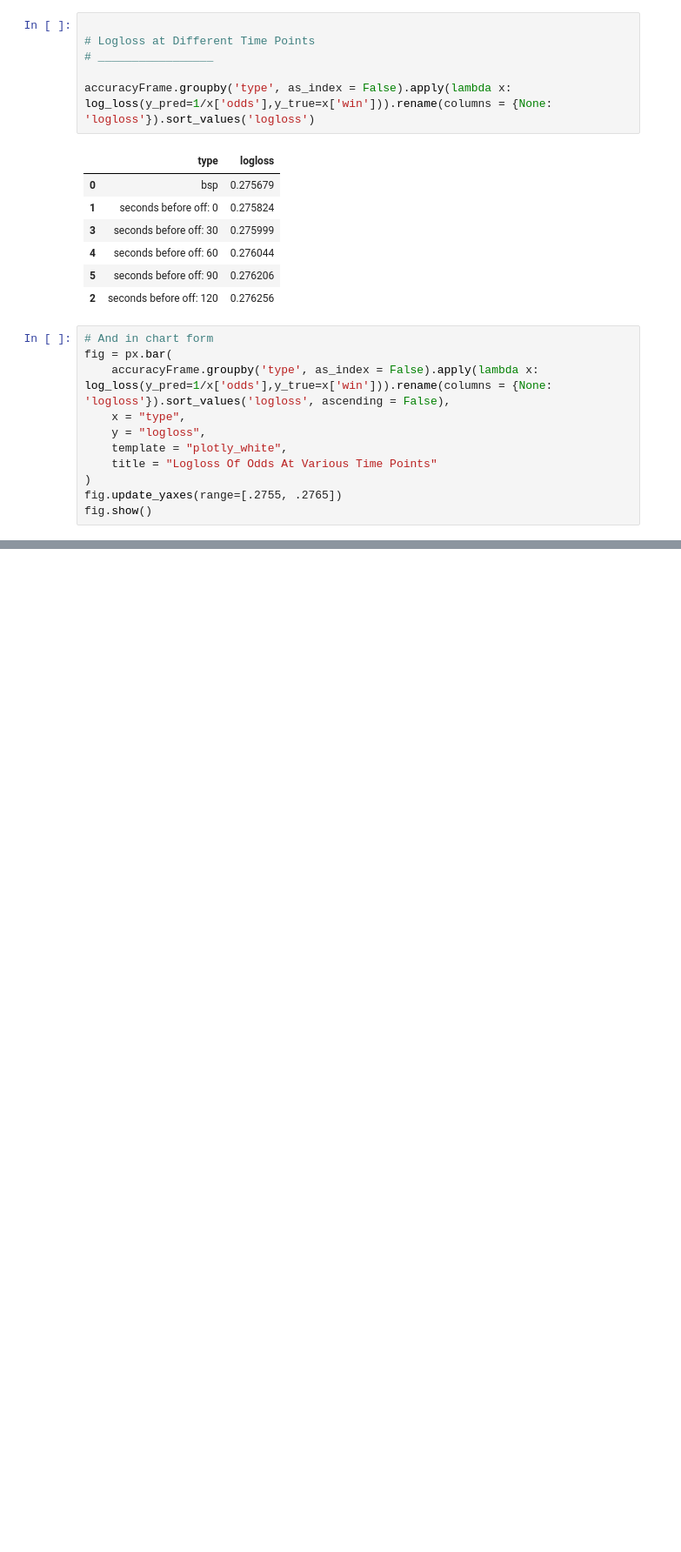
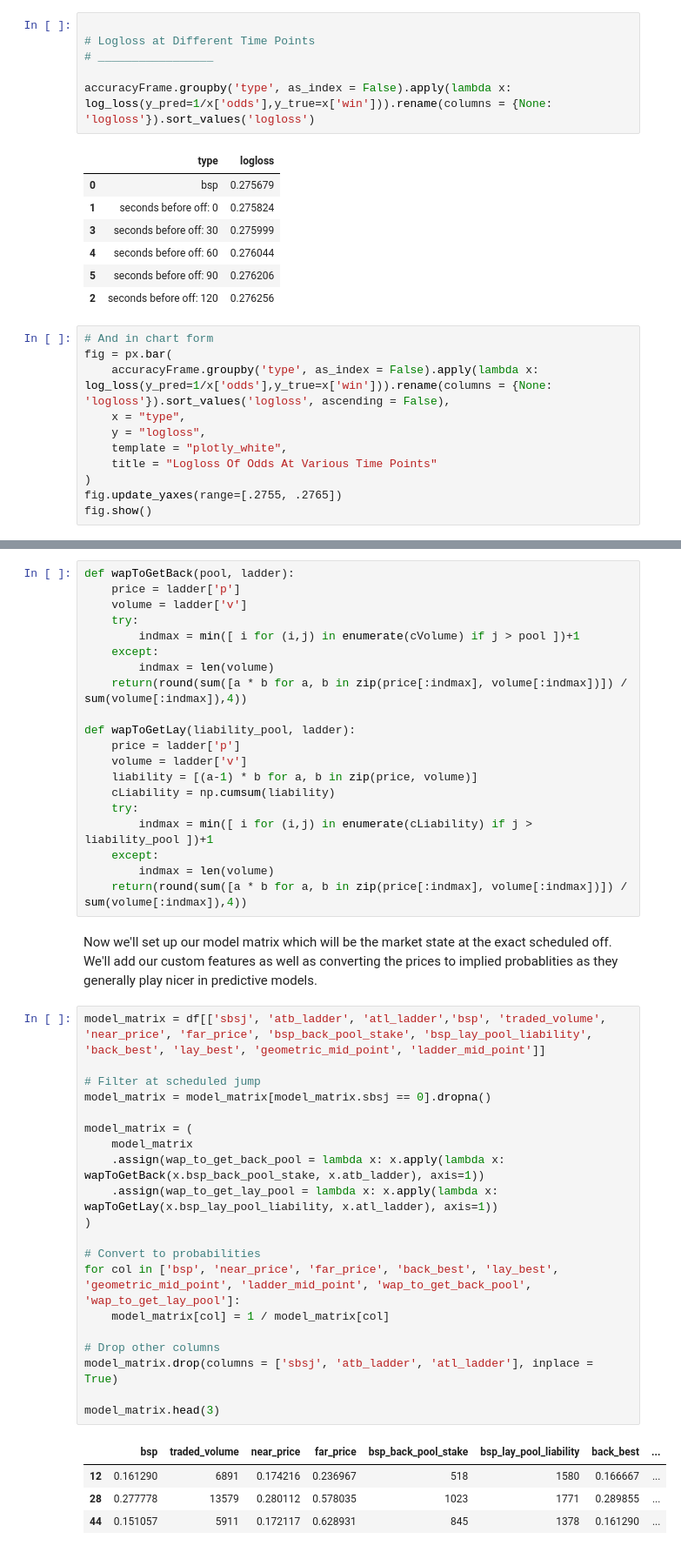
Before and after one commit to TMBish/bfStreamTutorials, a Jupyter notebook: 04-bsp/03-article/bsp.ipynb, the cells around one changed output, grey strips where cells are left out. Shown at 87% size. Saved outputs shown, nothing was run; the diff lists cells and outputs as text; blank space fills up the shorter version.

```diff
--- a/04-bsp/03-article/bsp.ipynb
+++ b/04-bsp/03-article/bsp.ipynb
@@ -743,0 +852,47 @@ Now this is a cool graph. This is exactly like we would have intiuited. The mark
+# %%
+def wapToGetBack(pool, ladder):
+    price = ladder['p']
+    volume = ladder['v']
+    try:
+        indmax = min([ i for (i,j) in enumerate(cVolume) if j > pool ])+1
+    except:
+        indmax = len(volume)
+    return(round(sum([a * b for a, b in zip(price[:indmax], volume[:indmax])]) / sum(volume[:indmax]),4))
+
+def wapToGetLay(liability_pool, ladder):
+    price = ladder['p']
+    volume = ladder['v']
+    liability = [(a-1) * b for a, b in zip(price, volume)]
+    cLiability = np.cumsum(liability)
+    try:
+        indmax = min([ i for (i,j) in enumerate(cLiability) if j > liability_pool ])+1
+    except:
+        indmax = len(volume)
+    return(round(sum([a * b for a, b in zip(price[:indmax], volume[:indmax])]) / sum(volume[:indmax]),4))
+# %% [markdown]
+Now we'll set up our model matrix which will be the market state at the exact scheduled off. We'll add our custom features as well as converting the prices to implied probablities as they generally play nicer in predictive models.
+# %%
+model_matrix = df[['sbsj', 'atb_ladder', 'atl_ladder','bsp', 'traded_volume', 'near_price', 'far_price', 'bsp_back_pool_stake', 'bsp_lay_pool_liability', 'back_best', 'lay_best', 'geometric_mid_point', 'ladder_mid_point']]
+
+# Filter at scheduled jump
+model_matrix = model_matrix[model_matrix.sbsj == 0].dropna()
+
+model_matrix = (
+    model_matrix
+    .assign(wap_to_get_back_pool = lambda x: x.apply(lambda x: wapToGetBack(x.bsp_back_pool_stake, x.atb_ladder), axis=1))
+    .assign(wap_to_get_lay_pool = lambda x: x.apply(lambda x: wapToGetLay(x.bsp_lay_pool_liability, x.atl_ladder), axis=1))
+)
+
+# Convert to probabilities
+for col in ['bsp', 'near_price', 'far_price', 'back_best', 'lay_best', 'geometric_mid_point', 'ladder_mid_point', 'wap_to_get_back_pool', 'wap_to_get_lay_pool']:
+    model_matrix[col] = 1 / model_matrix[col]
+
+# Drop other columns
+model_matrix.drop(columns = ['sbsj', 'atb_ladder', 'atl_ladder'], inplace = True)
+
+model_matrix.head(3)
+# %% [output]
+|  | bsp | traded_volume | near_price | far_price | bsp_back_pool_stake | bsp_lay_pool_liability | back_best | ... |
+| 12 | 0.161290 | 6891 | 0.174216 | 0.236967 | 518 | 1580 | 0.166667 | ... |
+| 28 | 0.277778 | 13579 | 0.280112 | 0.578035 | 1023 | 1771 | 0.289855 | ... |
+| 44 | 0.151057 | 5911 | 0.172117 | 0.628931 | 845 | 1378 | 0.161290 | ... |
```
Also changed, not shown: parts of 16 cells of this notebook.
